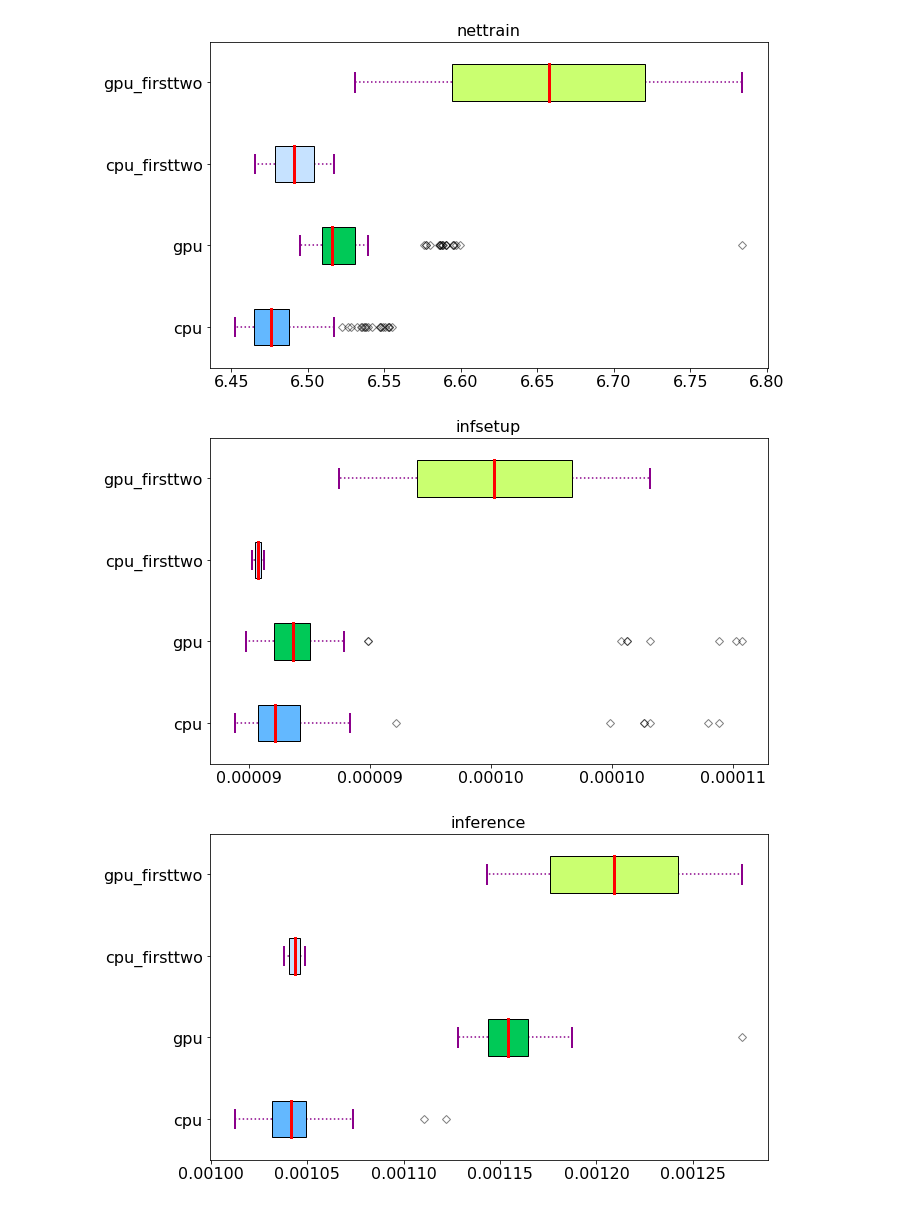
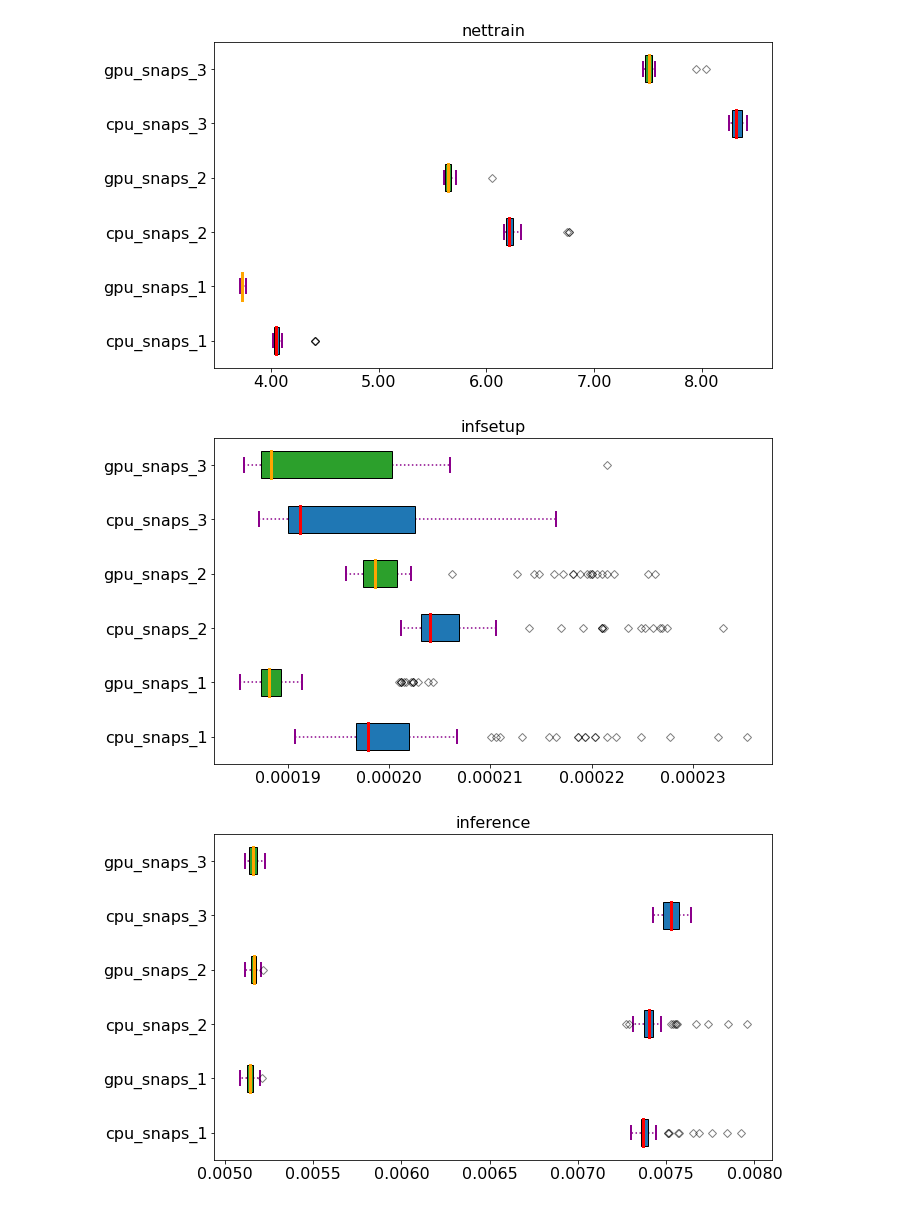
Before and after one commit to somas193/mala, a Jupyter notebook: examples/Plot_Runtime.ipynb, the cells around one changed output. Saved outputs shown, nothing was run; the diff lists cells and outputs as text; code cells hidden in the pictures.

```diff
--- a/examples/Plot_Runtime.ipynb
+++ b/examples/Plot_Runtime.ipynb
@@ -7,11 +8,17 @@ import statistics
 
 %matplotlib inline
 # %%
-def generate_box_plots(runtime, parameters):
+def generate_box_plots(runtime, parameters, snaps):
     for par in parameters:
-        cpu = runtime[f'cpu_{par}']
-        gpu = runtime[f'gpu_{par}']
-        data = [cpu, gpu, cpu[:2], gpu[:2]]
+        data = []
+        label = []
+        for snap in snaps:
+            cpu = runtime[f'cpu_{snap}_{par}'][2:]
+            gpu = runtime[f'gpu_{snap}_{par}'][2:]
+            data.append(cpu)
+            label.append(f'cpu_snaps_{snap}')
+            data.append(gpu)
+            label.append(f'gpu_snaps_{snap}')
 
         fig = plt.figure(figsize =(10, 6))
         ax = fig.add_subplot(111)
@@ -19,7 +26,8 @@ def generate_box_plots(runtime, parameters):
         bp = ax.boxplot(data, patch_artist = True,
                         notch = False, vert = 0)
 
-        colors = ['#63B8FF', '#00C957', '#C6E2FF', '#CAFF70']
+        colors = ['tab:blue', 'tab:green', 'tab:blue', 'tab:green', 'tab:blue', 'tab:green']
+        colors_median = ['red', 'orange', 'red', 'orange', 'red', 'orange']
 
         for patch, color in zip(bp['boxes'], colors):
             patch.set_facecolor(color)
@@ -39,8 +47,8 @@ def generate_box_plots(runtime, parameters):
 
         # changing color and linewidth of
         # medians
-        for median in bp['medians']:
-            median.set(color ='red',
+        for median, color in zip(bp['medians'], colors_median):
+            median.set(color = color,
                        linewidth = 3)
 
         # changing style of fliers
@@ -50,12 +58,14 @@ def generate_box_plots(runtime, parameters):
                       alpha = 0.5)
 
         # x-axis labels
-        ax.set_yticklabels(['cpu', 'gpu', 'cpu_firsttwo', 'gpu_firsttwo'], fontsize=16)
+        ax.set_yticklabels(label, fontsize=16)
         ax.tick_params(axis='x', labelsize=16)
         if par == 'infsetup':
             ax.xaxis.set_major_formatter(FormatStrFormatter('%.5f'))
         elif par == 'inference':
-            ax.xaxis.set_major_formatter(FormatStrFormatter('%.5f'))
+            ax.xaxis.set_major_formatter(FormatStrFormatter('%.4f'))
+        elif par == 'netsetup':
+            ax.xaxis.set_major_formatter(FormatStrFormatter('%.4f'))
         else:
             ax.xaxis.set_major_formatter(FormatStrFormatter('%.2f'))
 
@@ -100,4 +110,5 @@ Item: cpu_nettrain Used 108 times
 # %%
+snaps = ["1", "2", "3"]
 par = ["datahandler", "netsetup", "nettrain", "infsetup", "inference"]
-generate_box_plots(nn_runtime, par)
+generate_box_plots(nn_runtime, par, snaps)
 # %% [output]
@@ -106,6 +117,6 @@ generate_box_plots(nn_runtime, par)
-[figure, old version]
+[figure, new version]
-[figure, old version]
+[figure, new version]
-[figure, old version]
+[figure, new version]
 # %%
 filehandler = open('GP_runtime.pkl', 'rb')
 gp_runtime = pickle.load(filehandler)
```
Also changed, not shown: parts of 9 cells of this notebook, 3 other files.
